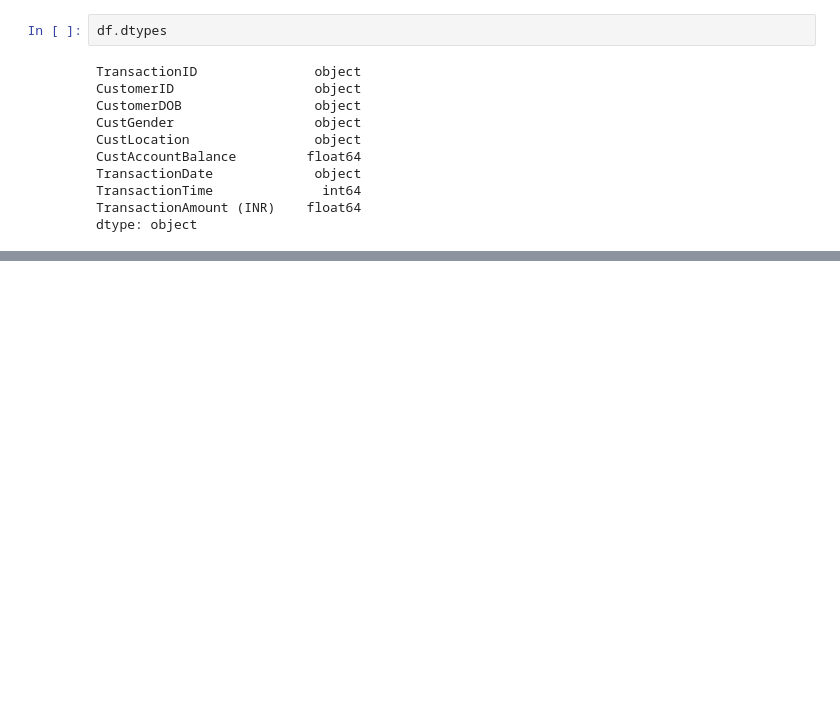
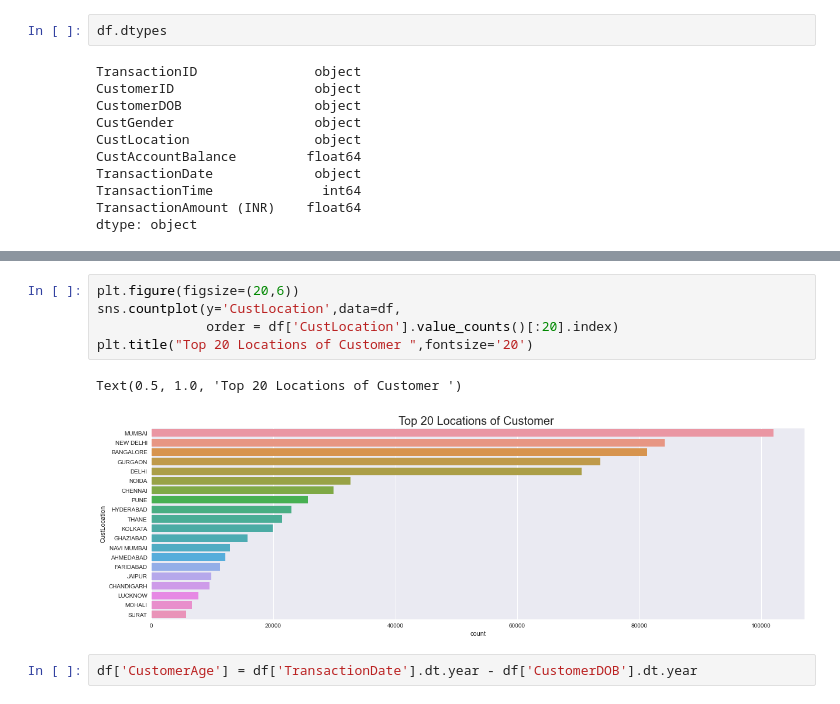
Before and after one commit to abideen-olawuwo/customer-segmentation, a Jupyter notebook: customer_segmentation.ipynb, the cells around one changed output, grey strips where cells are left out. Drawn from its saved outputs; the diff is of its cells as text; blank space fills up the shorter version.

```diff
--- a/customer_segmentation.ipynb
+++ b/customer_segmentation.ipynb
@@ -99,0 +156,10 @@ AttributeError: module 'matplotlib' has no attribute 'style'
+# %%
+plt.figure(figsize=(20,6))
+sns.countplot(y='CustLocation',data=df,
+              order = df['CustLocation'].value_counts()[:20].index)
+plt.title("Top 20 Locations of Customer ",fontsize='20')
+# %% [output]
+Text(0.5, 1.0, 'Top 20 Locations of Customer ')
+[figure, added]
+# %%
+df['CustomerAge'] = df['TransactionDate'].dt.year - df['CustomerDOB'].dt.year
```
Also changed, not shown: parts of 25 cells of this notebook.
